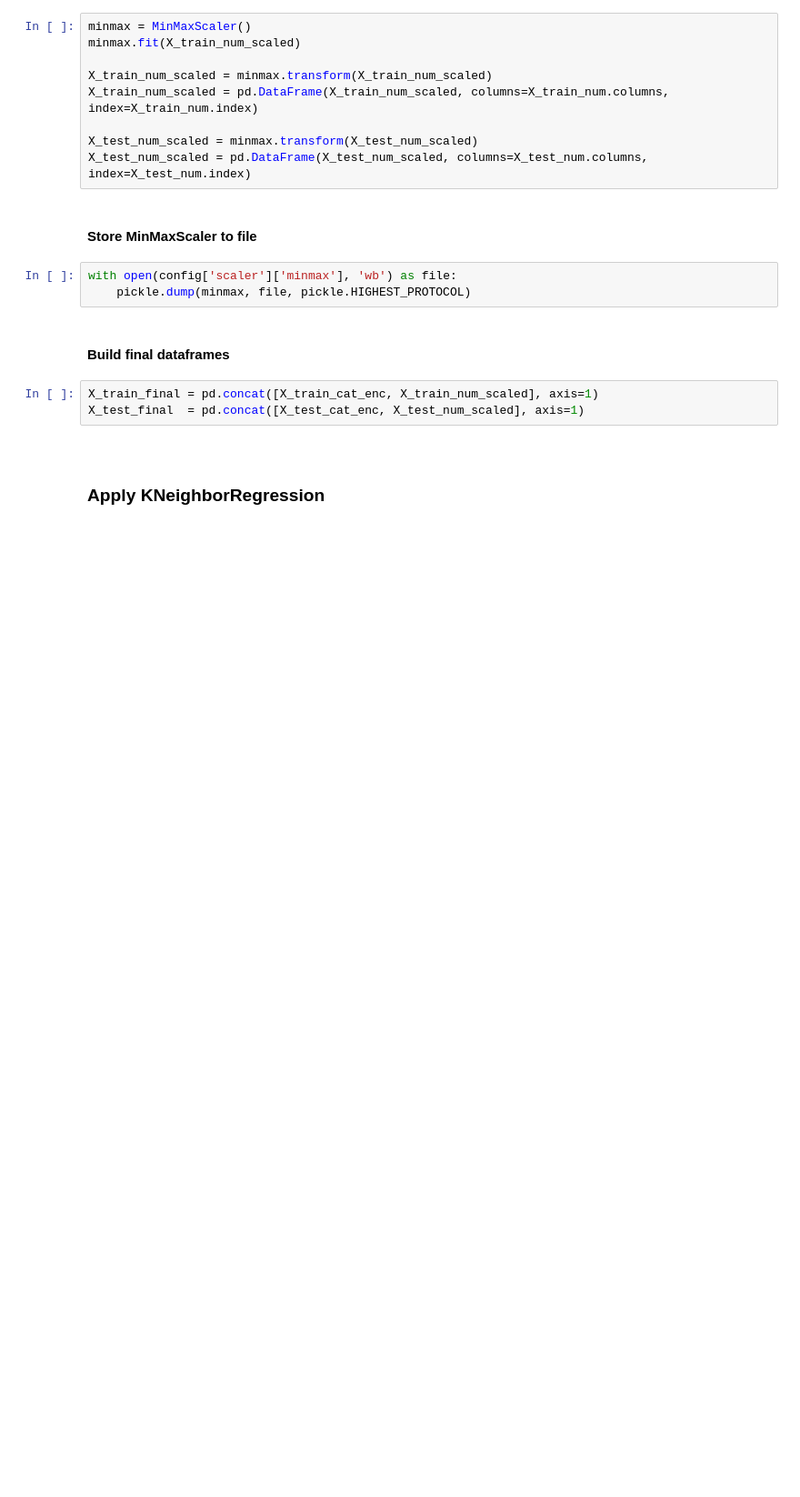
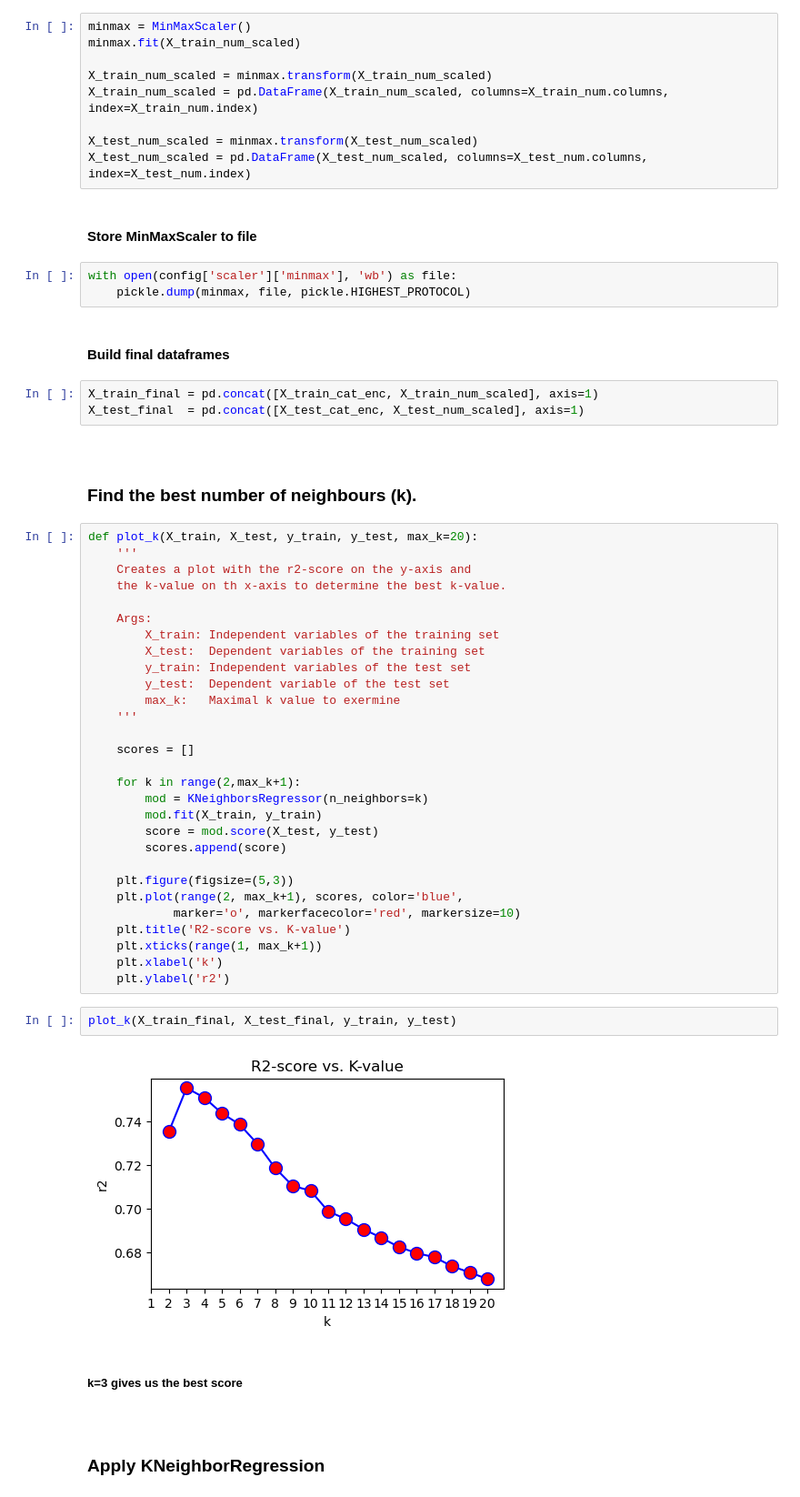
Before and after one commit to lukwies/Bikerentals-in-Seoul, a Jupyter notebook: notebooks/prediction.ipynb, the cells around one changed output. Shown: that part at 91% size. Drawn from its saved outputs; the diff is of its cells as text; blank space fills up the shorter version.

```diff
--- a/notebooks/prediction.ipynb
+++ b/notebooks/prediction.ipynb
@@ -122,6 +114,45 @@ with open(config['scaler']['minmax'], 'wb') as file:
 # %%
 X_train_final = pd.concat([X_train_cat_enc, X_train_num_scaled], axis=1)
 X_test_final  = pd.concat([X_test_cat_enc, X_test_num_scaled], axis=1)
+# %% [markdown]
+<br>
+
+### Find the best number of neighbours (k).
+# %%
+def plot_k(X_train, X_test, y_train, y_test, max_k=20):
+    '''
+    Creates a plot with the r2-score on the y-axis and
+    the k-value on th x-axis to determine the best k-value.
+
+    Args:
+        X_train: Independent variables of the training set
+        X_test:  Dependent variables of the training set
+        y_train: Independent variables of the test set
+        y_test:  Dependent variable of the test set
+        max_k:   Maximal k value to exermine
+    '''
+
+    scores = []
+
+    for k in range(2,max_k+1):
+        mod = KNeighborsRegressor(n_neighbors=k)
+        mod.fit(X_train, y_train)
+        score = mod.score(X_test, y_test)
+        scores.append(score)
+
+    plt.figure(figsize=(5,3))
+    plt.plot(range(2, max_k+1), scores, color='blue',
+            marker='o', markerfacecolor='red', markersize=10)
+    plt.title('R2-score vs. K-value')
+    plt.xticks(range(1, max_k+1))
+    plt.xlabel('k')
+    plt.ylabel('r2')
+# %%
+plot_k(X_train_final, X_test_final, y_train, y_test)
+# %% [output]
+[figure, added]
+# %% [markdown]
+##### k=3 gives us the best score
 # %% [markdown]
 <br>
 
```
Also changed, not shown: parts of 21 cells of this notebook.
